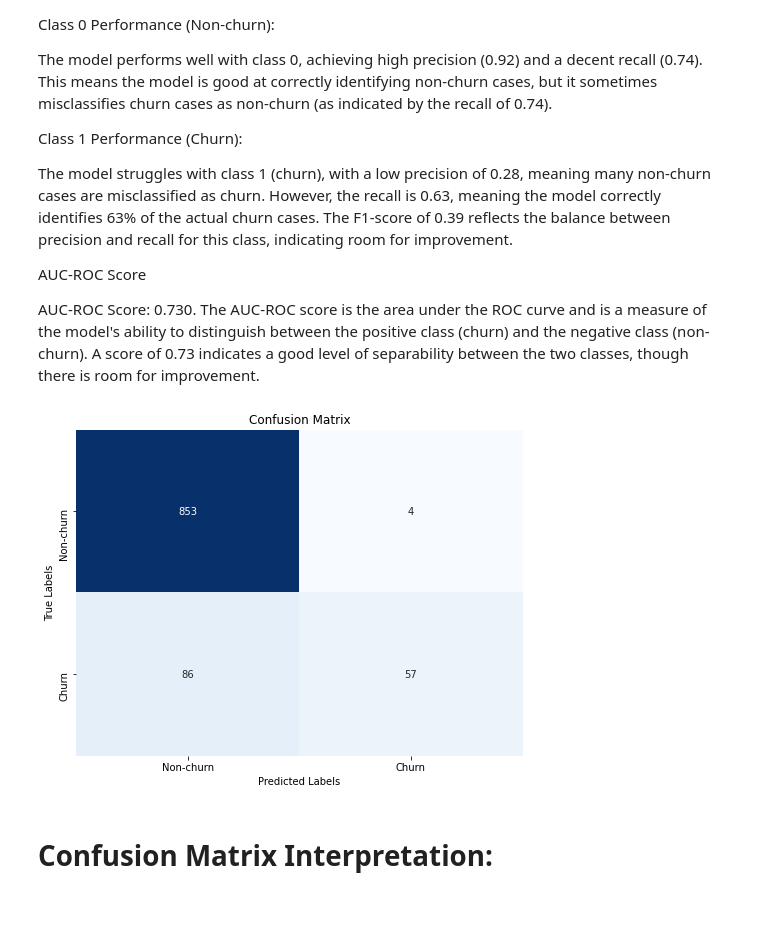
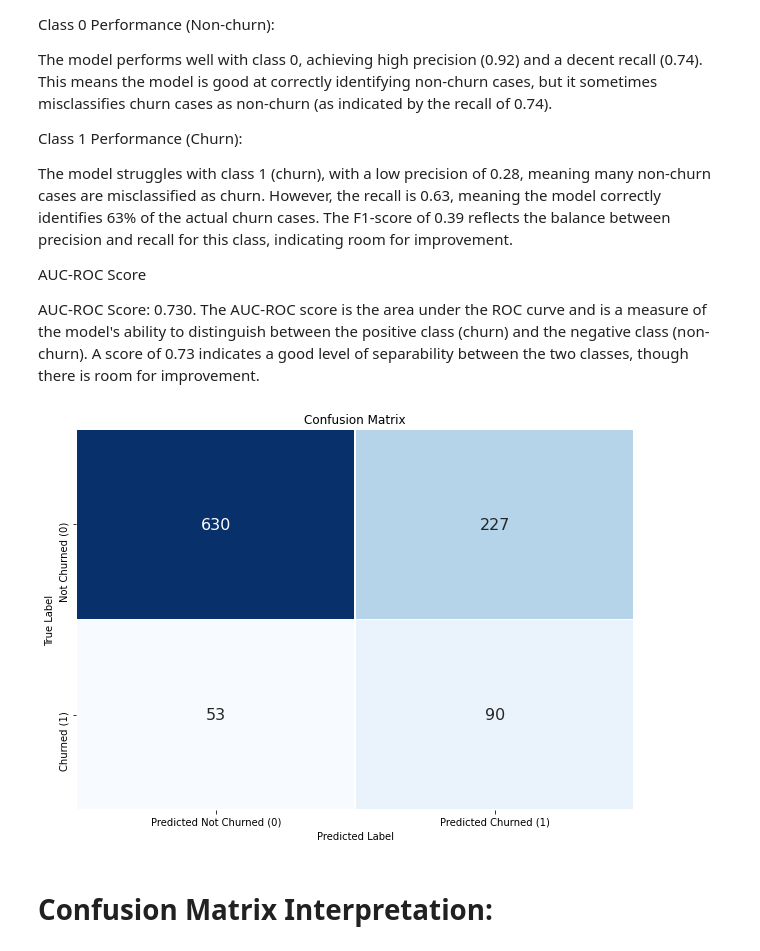
Before and after one commit to marymusyoka/Phase_3_Project, a Jupyter notebook: index.ipynb, the cells around one changed output. Saved outputs shown, nothing was run; the diff lists cells and outputs as text; code cells hidden in the pictures; blank space fills up the shorter version.

```diff
--- a/index.ipynb
+++ b/index.ipynb
@@ -635,27 +717,28 @@ The model struggles with class 1 (churn), with a low precision of 0.28, meaning
 AUC-ROC Score
 
 AUC-ROC Score: 0.730. The AUC-ROC score is the area under the ROC curve and is a measure of the model's ability to distinguish between the positive class (churn) and the negative class (non-churn). A score of 0.73 indicates a good level of separability between the two classes, though there is room for improvement.
-# %%
-from sklearn.metrics import confusion_matrix
-import matplotlib.pyplot as plt
-import seaborn as sns
-
-# Predict the labels for the test set
-y_pred_test = model.predict(X_test)  # Ensure your model and X_test are correctly defined
-
-# Calculate the confusion matrix
-conf_matrix = confusion_matrix(y_test, y_pred_test)
-
-# Plot the confusion matrix
-plt.figure(figsize=(8, 6))
-sns.heatmap(conf_matrix, annot=True, fmt="d", cmap="Blues", cbar=False,
-            xticklabels=['Non-churn', 'Churn'],
-            yticklabels=['Non-churn', 'Churn'])
-plt.xlabel('Predicted Labels')
-plt.ylabel('True Labels')
-plt.title('Confusion Matrix')
-plt.show()
-# %% [output]
-[figure, removed]
+# %%
+import matplotlib.pyplot as plt
+import seaborn as sns
+import pandas as pd
+
+# Define the confusion matrix values
+conf_matrix = [[630, 227],
+               [53, 90]]
+
+# Create a DataFrame for better visualization
+conf_matrix_df = pd.DataFrame(conf_matrix, index=['Not Churned (0)', 'Churned (1)'],
+                              columns=['Predicted Not Churned (0)', 'Predicted Churned (1)'])
+
+# Plot the confusion matrix
+plt.figure(figsize=(10, 7))
+sns.heatmap(conf_matrix_df, annot=True, fmt='d', cmap='Blues', cbar=False,
+            annot_kws={"size": 16}, linewidths=0.5)
+plt.title('Confusion Matrix')
+plt.xlabel('Predicted Label')
+plt.ylabel('True Label')
+plt.show()
+# %% [output]
+[figure, added]
 # %% [markdown]
 #  Confusion Matrix Interpretation:
```
Also changed, not shown: parts of 26 cells of this notebook.
